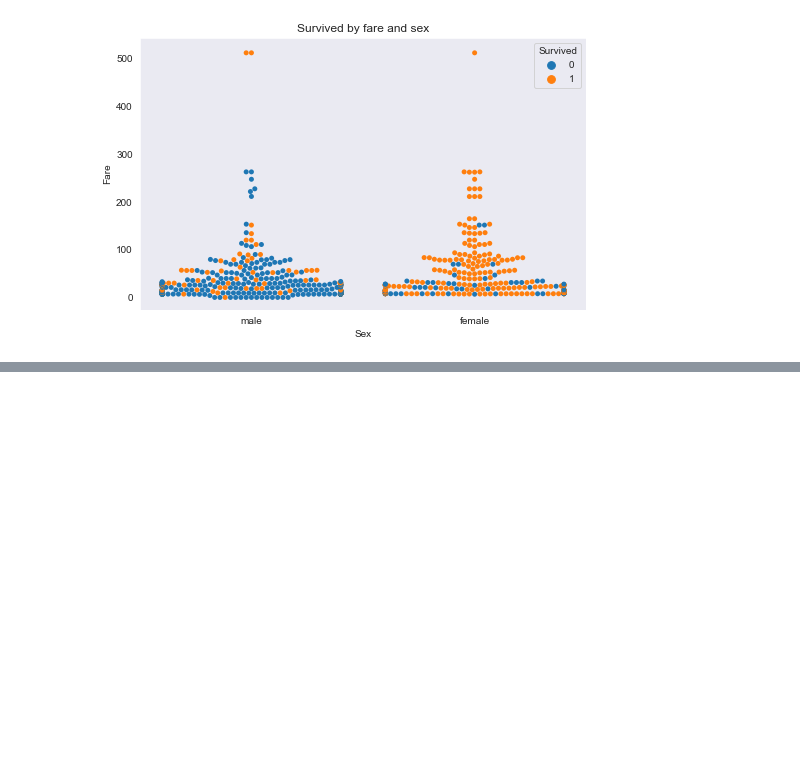
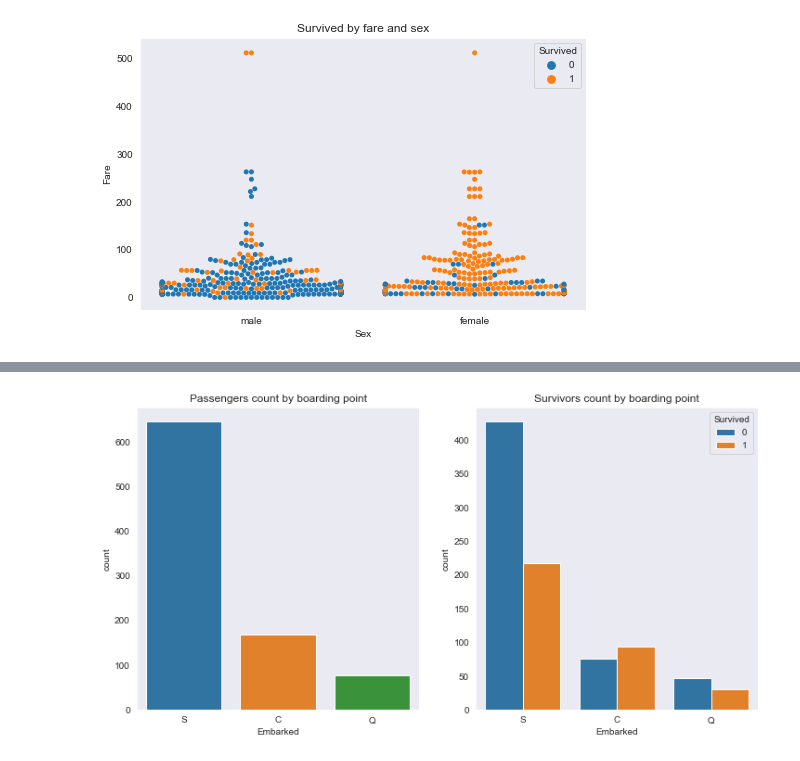
Before and after one commit to jtbryan/KaggleChallenges, a Jupyter notebook: Titanic/Titanic.ipynb, the cells around one changed output, grey strips where cells are left out. Drawn from its saved outputs; the diff is of its cells as text; code cells hidden in the pictures; blank space fills up the shorter version.

```diff
--- a/Titanic/Titanic.ipynb
+++ b/Titanic/Titanic.ipynb
@@ -237,0 +254,6 @@ It can be seen from these charts that the more a passenger paid for their fair (
+# %%
+fig, axarr = plt.subplots(1,2,figsize=(12,6))
+sns.countplot(train['Embarked'], ax=axarr[0]).set_title('Passengers count by boarding point')
+p = sns.countplot(x = 'Embarked', hue = 'Survived', data = train, ax=axarr[1]).set_title('Survivors count by boarding point')
+# %% [output]
+[figure, added]
```
Also changed, not shown: parts of 42 cells of this notebook, 1 other file.
